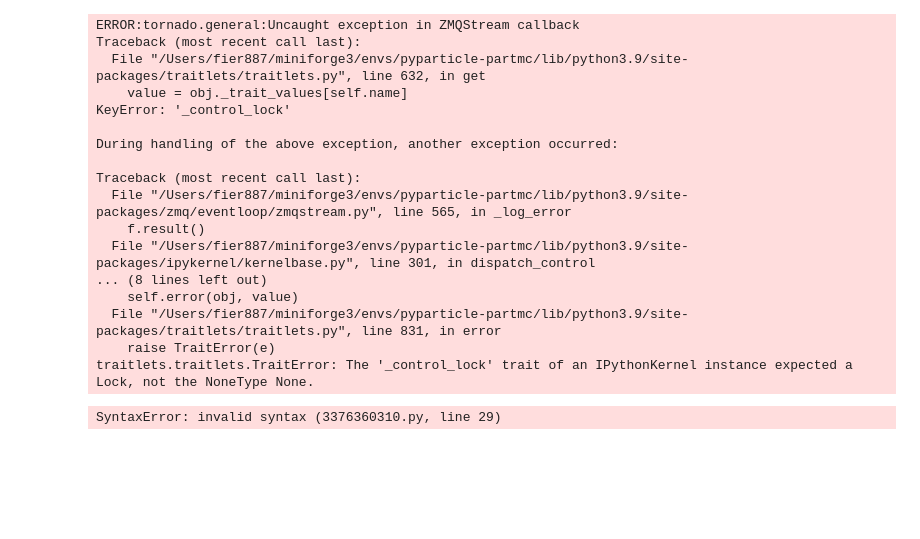
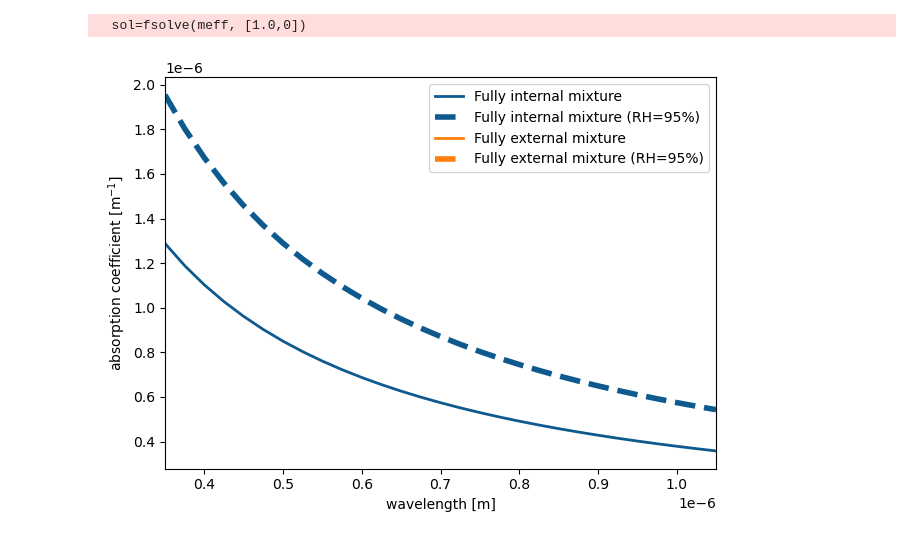
Before and after one commit to pnnl/pyparticle, a Jupyter notebook: examples/01_optics_lognormal_mixtures.ipynb, the cells around one changed output. Cells and saved outputs as stored; diff of their text form; code cells hidden in the pictures; blank space fills up the shorter version.

```diff
--- a/examples/01_optics_lognormal_mixtures.ipynb
+++ b/examples/01_optics_lognormal_mixtures.ipynb
@@ -24,11 +24,14 @@ pop_cfg_internallyMixed = {
 
 pop_cfg_externallyMixed = {
     "type": "binned_lognormals",
+    # fixme: doen't quite conserve mass; this is quick check
     "N": [Ntot*(1-frac_BC), Ntot*frac_BC], # sulfate and BC split into separate populations
     "GMD": [GMD, GMD],
     "GSD": [GSD, GSD],
-    "aero_spec_names": [["SO4"], ["BC"]], #one population of pure sulfate, one of pure BC
-    "aero_spec_fracs": [[1.0], [1.0]], # pure species
+    "aero_spec_names": [["SO4"], ["BC","SO4"]], #one population of pure sulfate, one of pure BC
+    "aero_spec_fracs": [[1.0], [0.99,0.01]], # pure(ish) species
+    # "aero_spec_names": [["SO4"], ["BC"]], #one population of pure sulfate, one of pure BC
+    # "aero_spec_fracs": [[1.0], [1.0]], # pure species
     "N_bins": N_bins,
     "D_min": D_min,
     "D_max": D_max,
@@ -41,24 +44,6 @@ pop_ext = build_population(pop_cfg_externallyMixed)
 
 
 # Lines
-# %% [output]
-ERROR:tornado.general:Uncaught exception in ZMQStream callback
-Traceback (most recent call last):
-  File "/Users/fier887/miniforge3/envs/pyparticle-partmc/lib/python3.9/site-packages/traitlets/traitlets.py", line 632, in get
-    value = obj._trait_values[self.name]
-KeyError: '_control_lock'
-
-During handling of the above exception, another exception occurred:
-
-Traceback (most recent call last):
-  File "/Users/fier887/miniforge3/envs/pyparticle-partmc/lib/python3.9/site-packages/zmq/eventloop/zmqstream.py", line 565, in _log_error
-    f.result()
-  File "/Users/fier887/miniforge3/envs/pyparticle-partmc/lib/python3.9/site-packages/ipykernel/kernelbase.py", line 301, in dispatch_control
-... (8 lines left out)
-    self.error(obj, value)
-  File "/Users/fier887/miniforge3/envs/pyparticle-partmc/lib/python3.9/site-packages/traitlets/traitlets.py", line 831, in error
-    raise TraitError(e)
-traitlets.traitlets.TraitError: The '_control_lock' trait of an IPythonKernel instance expected a Lock, not the NoneType None.
 # %%
 
 from PyParticle.viz.style import StyleManager, Theme
@@ -67,35 +52,36 @@ mgr = StyleManager(Theme(), deterministic=False)
 
 series = [
     {"key": "int", "population": pop_int, "label": "Fully internal mixture"},
     {"key": "ext", "population": pop_ext, "label": "Fully external mixture"},
 ]
 line_styles = mgr.plan("line", [s["key"] for s in series])
 
 import matplotlib.pyplot as plt
 from helpers.pymiescatt_comparison import pymiescatt_lognormal_optics
 
 varname = "b_abs"
 fig, ax = plt.subplots()
 for s in series:
     cfg = {
         "varname": varname,
-        "var_cfg": {"morphology":"homogeneous", "wvl_grid": np.linspace(350e-9,1050e-9,29), "rh_grid": [0.]},  # simple case: single x
+        "var_cfg": {"morphology":"fractal", "wvl_grid": np.linspace(350e-9,1050e-9,29), "rh_grid": [0.]},  # simple case: single x
         "style": line_styles[s["key"]],
     }
     plotter = build_plotter("state_line", cfg)
     plotter.plot(s["population"], ax, label=s["label"])
 
     cfg_rh = cfg.copy()
     cfg_rh["var_cfg"]["rh_grid"] = [0.95]
     cfg_rh["style"] = line_styles[s["key"]].copy()
     cfg_rh["style"]["linestyle"] = "--"
     cfg_rh["style"]["linewidth"] = 2*cfg["style"]["linewidth"]
     plotter_rh50 = build_plotter("state_line", cfg_rh)
     plotter_rh50.plot(s["population"], ax, label=s["label"]+" (RH=95%)")
 
 ax.legend(); fig.tight_layout()
 # %% [output]
-SyntaxError: invalid syntax (3376360310.py, line 29)
+  sol=fsolve(meff, [1.0,0])
+[figure, added]
 # %%
 
 
```
Also changed, not shown: 1 other file.
